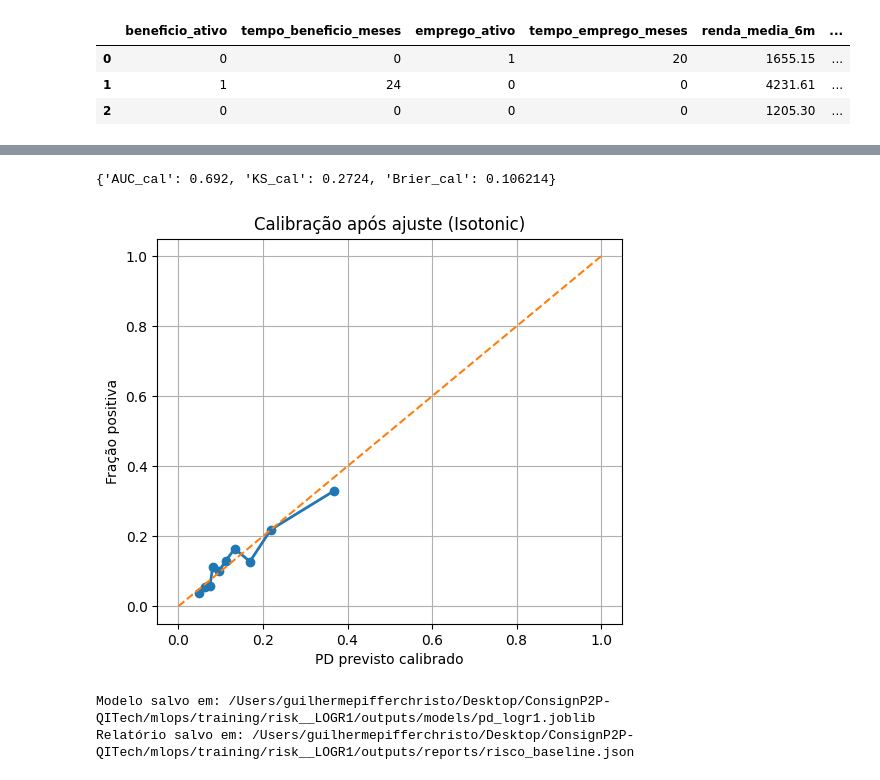
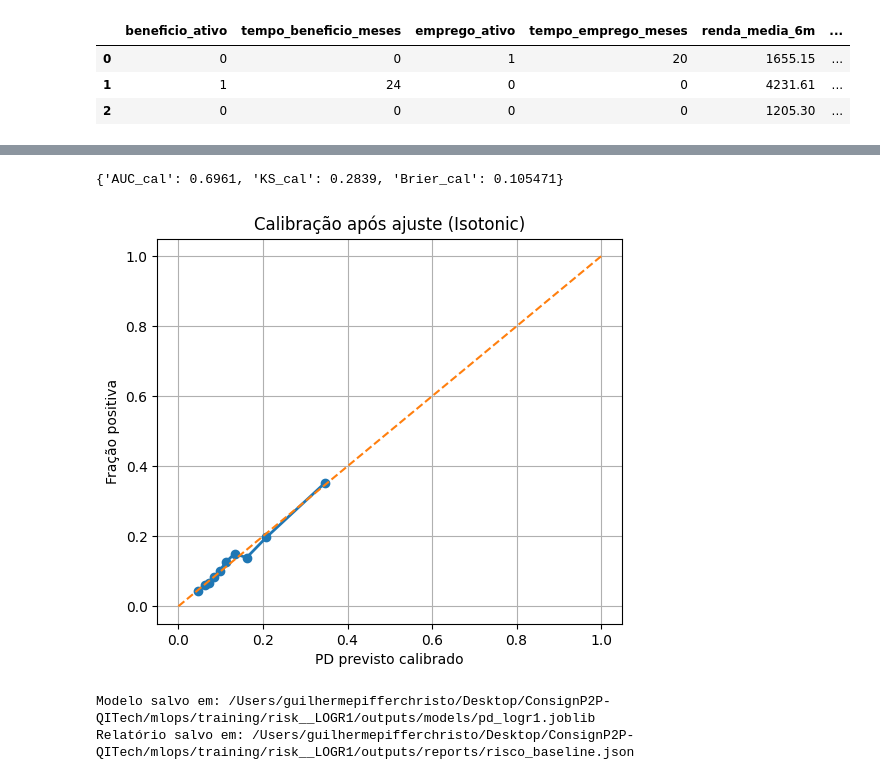
Before and after one commit to GuilhermePC09/ConsignP2P-QITech, a Jupyter notebook: mlops/training/risk__LOGR1/training.ipynb, the cells around one changed output, grey strips where cells are left out. Drawn from its saved outputs; the diff is of its cells as text; code cells hidden in the pictures.

```diff
--- a/mlops/training/risk__LOGR1/training.ipynb
+++ b/mlops/training/risk__LOGR1/training.ipynb
@@ -69,7 +87,7 @@ if CSV_PATH.exists():
 else:
     # Fallback: gera dataset sintético para rodar o notebook.
     rng = np.random.default_rng(42)
-    n = 2000
+    n = 3000
     df = pd.DataFrame({
         'beneficio_ativo': rng.integers(0,2,size=n),
         'tempo_beneficio_meses': rng.normal(120, 60, n).clip(0, 480),
@@ -194,32 +230,32 @@ plt.show()
 # %%
 # === (Opcional) Calibração via Isotonic ou Sigmoid
 do_calibrate = True
 
 if do_calibrate:
-    calibrator = CalibratedClassifierCV(pipe, method='isotonic', cv=3)
+    calibrator = CalibratedClassifierCV(pipe, method='sigmoid', cv=3)
     calibrator.fit(X_train, y_train)
     pd_test_cal = calibrator.predict_proba(X_test)[:,1]
     auc_cal = roc_auc_score(y_test, pd_test_cal)
     brier_cal = brier_score_loss(y_test, pd_test_cal)
     fpr_c, tpr_c, _ = roc_curve(y_test, pd_test_cal)
     ks_cal = np.max(tpr_c - fpr_c)
     print({'AUC_cal': round(auc_cal,4), 'KS_cal': round(float(ks_cal),4), 'Brier_cal': round(brier_cal,6)})
 
     # Plot calibração pós-ajuste
     prob_true_c, prob_pred_c = calibration_curve(y_test, pd_test_cal, n_bins=10, strategy='quantile')
     plt.figure(figsize=(6,5))
     plt.plot(prob_pred_c, prob_true_c, marker='o', linewidth=2)
     plt.plot([0,1],[0,1], linestyle='--')
     plt.title('Calibração após ajuste (Isotonic)')
     plt.xlabel('PD previsto calibrado')
     plt.ylabel('Fração positiva')
     plt.grid(True)
     plt.show()
 else:
     calibrator = None
 # %% [output]
-{'AUC_cal': 0.692, 'KS_cal': 0.2724, 'Brier_cal': 0.106214}
+{'AUC_cal': 0.6961, 'KS_cal': 0.2839, 'Brier_cal': 0.105471}
-[figure, old version]
+[figure, new version]
 # %%
 # === Salvar artefatos
 import joblib, hashlib, time
```
Also changed, not shown: parts of 4 cells of this notebook, 6 other files.
